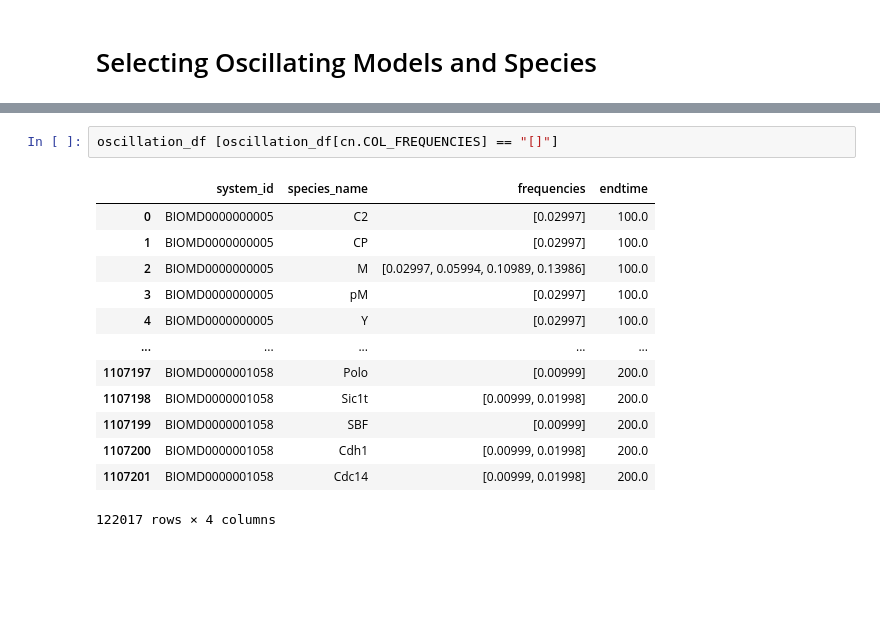
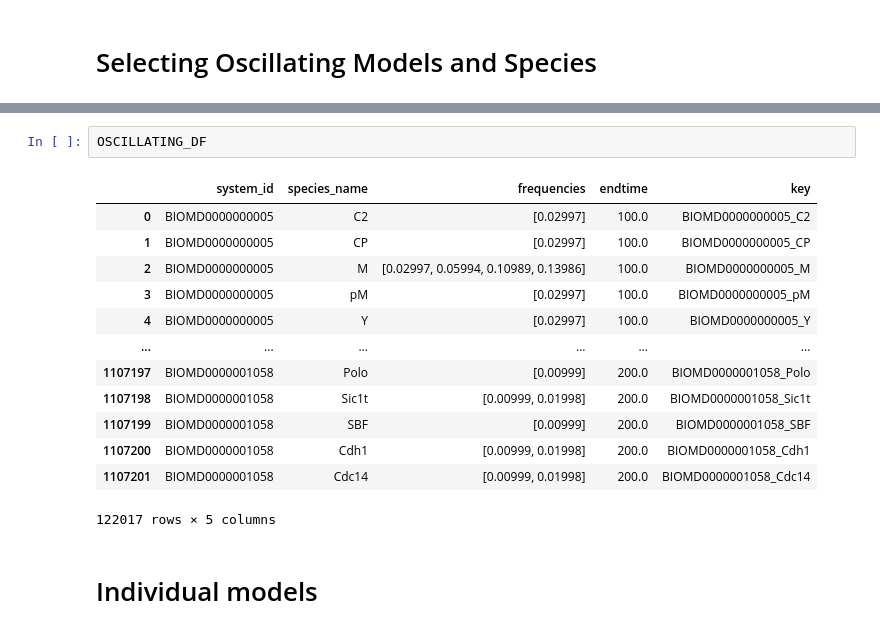
Before and after one commit to ModelEngineering/linearity_analysis, a Jupyter notebook: notebooks/oscillations.ipynb, the cells around one changed output, grey strips where cells are left out. Saved outputs shown, nothing was run; the diff lists cells and outputs as text; blank space fills up the shorter version.

```diff
--- a/notebooks/oscillations.ipynb
+++ b/notebooks/oscillations.ipynb
@@ -38,16 +43,18 @@ oscillation_df
-# %%
-oscillation_df [oscillation_df[cn.COL_FREQUENCIES] == "[]"]
-# %% [output]
-|  | system_id | species_name | frequencies | endtime |
-| 0 | BIOMD0000000005 | C2 | [0.02997] | 100.0 |
-| 1 | BIOMD0000000005 | CP | [0.02997] | 100.0 |
-| 2 | BIOMD0000000005 | M | [0.02997, 0.05994, 0.10989, 0.13986] | 100.0 |
-| 3 | BIOMD0000000005 | pM | [0.02997] | 100.0 |
-| 4 | BIOMD0000000005 | Y | [0.02997] | 100.0 |
-| ... | ... | ... | ... | ... |
-| 1107197 | BIOMD0000001058 | Polo | [0.00999] | 200.0 |
-| 1107198 | BIOMD0000001058 | Sic1t | [0.00999, 0.01998] | 200.0 |
-| 1107199 | BIOMD0000001058 | SBF | [0.00999] | 200.0 |
-| 1107200 | BIOMD0000001058 | Cdh1 | [0.00999, 0.01998] | 200.0 |
-| 1107201 | BIOMD0000001058 | Cdc14 | [0.00999, 0.01998] | 200.0 |
-122017 rows × 4 columns
+# %%
+OSCILLATING_DF
+# %% [output]
+|  | system_id | species_name | frequencies | endtime | key |
+| 0 | BIOMD0000000005 | C2 | [0.02997] | 100.0 | BIOMD0000000005_C2 |
+| 1 | BIOMD0000000005 | CP | [0.02997] | 100.0 | BIOMD0000000005_CP |
+| 2 | BIOMD0000000005 | M | [0.02997, 0.05994, 0.10989, 0.13986] | 100.0 | BIOMD0000000005_M |
+| 3 | BIOMD0000000005 | pM | [0.02997] | 100.0 | BIOMD0000000005_pM |
+| 4 | BIOMD0000000005 | Y | [0.02997] | 100.0 | BIOMD0000000005_Y |
+| ... | ... | ... | ... | ... | ... |
+| 1107197 | BIOMD0000001058 | Polo | [0.00999] | 200.0 | BIOMD0000001058_Polo |
+| 1107198 | BIOMD0000001058 | Sic1t | [0.00999, 0.01998] | 200.0 | BIOMD0000001058_Sic1t |
+| 1107199 | BIOMD0000001058 | SBF | [0.00999] | 200.0 | BIOMD0000001058_SBF |
+| 1107200 | BIOMD0000001058 | Cdh1 | [0.00999, 0.01998] | 200.0 | BIOMD0000001058_Cdh1 |
+| 1107201 | BIOMD0000001058 | Cdc14 | [0.00999, 0.01998] | 200.0 | BIOMD0000001058_Cdc14 |
+122017 rows × 5 columns
+# %% [markdown]
+# Individual models
```
Also changed, not shown: parts of 2 cells of this notebook, 7 other files.
